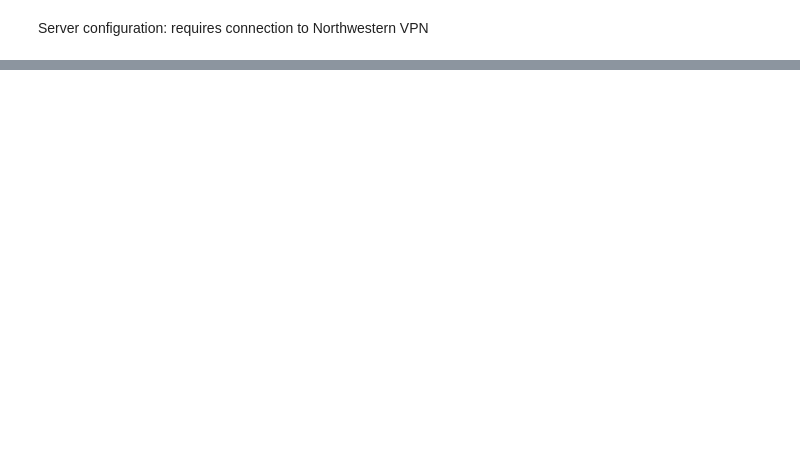
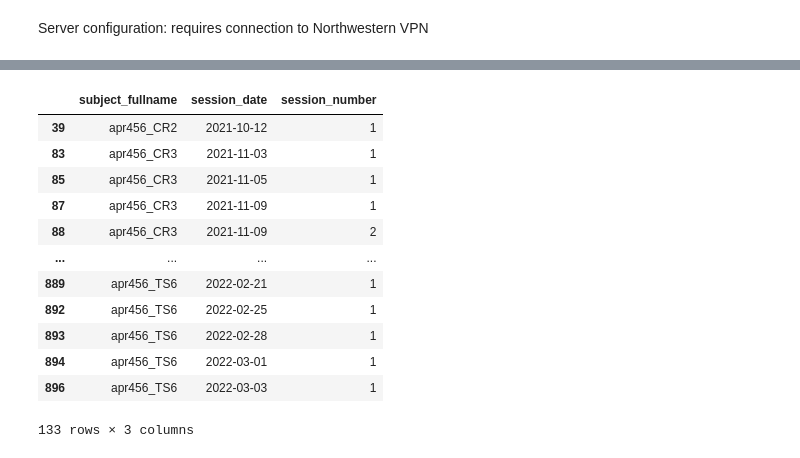
Before and after one commit to psalvino/DRL_Final_Project, a Jupyter notebook: Final_Project.ipynb, the cells around one changed output, grey strips where cells are left out. Saved outputs shown, nothing was run; the diff lists cells and outputs as text; code cells hidden in the pictures; blank space fills up the shorter version.

```diff
--- a/Final_Project.ipynb
+++ b/Final_Project.ipynb
@@ -21,0 +53,22 @@ behaviordata = pd.DataFrame(query.fetch())
+# %%
+# find sessions with more than 200 trial
+session = data.groupby(["subject_fullname", "session_date", "session_number"]).size().reset_index().rename(columns={0:'trial_count'})
+session_large = session[session.trial_count > 200]
+session_large = session_large.drop('trial_count', 1)
+
+session_large
+# print(session.to_string())
+# %% [output]
+|  | subject_fullname | session_date | session_number |
+| 39 | apr456_CR2 | 2021-10-12 | 1 |
+| 83 | apr456_CR3 | 2021-11-03 | 1 |
+| 85 | apr456_CR3 | 2021-11-05 | 1 |
+| 87 | apr456_CR3 | 2021-11-09 | 1 |
+| 88 | apr456_CR3 | 2021-11-09 | 2 |
+| ... | ... | ... | ... |
+| 889 | apr456_TS6 | 2022-02-21 | 1 |
+| 892 | apr456_TS6 | 2022-02-25 | 1 |
+| 893 | apr456_TS6 | 2022-02-28 | 1 |
+| 894 | apr456_TS6 | 2022-03-01 | 1 |
+| 896 | apr456_TS6 | 2022-03-03 | 1 |
+133 rows × 3 columns
```
Also changed, not shown: parts of 16 cells of this notebook.
